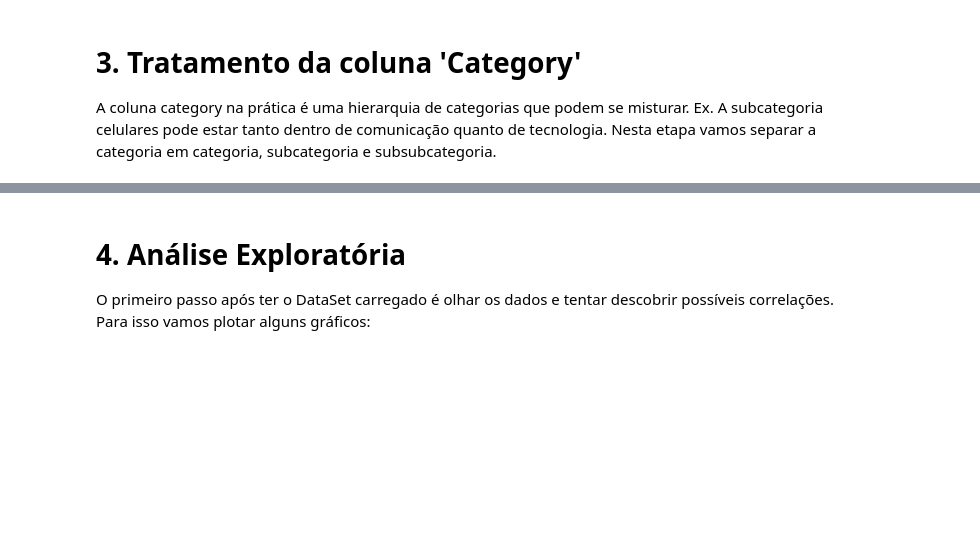
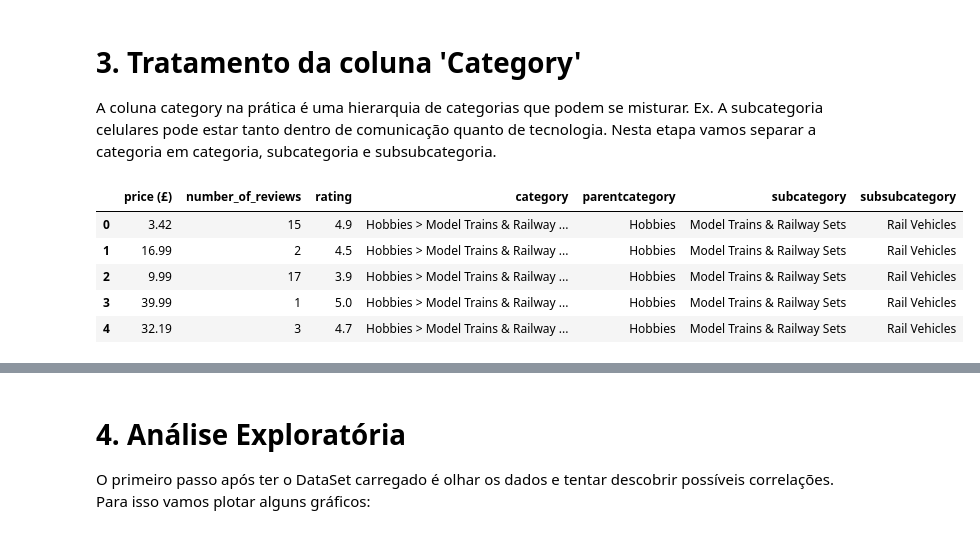
Before and after one commit to betomansur/projeto-2, a Jupyter notebook: Principal.ipynb, the cells around one changed output, grey strips where cells are left out. Saved outputs shown, nothing was run; the diff lists cells and outputs as text; code cells hidden in the pictures; blank space fills up the shorter version.

```diff
--- a/Principal.ipynb
+++ b/Principal.ipynb
@@ -38,7 +43,14 @@ A coluna category na prática é uma hierarquia de categorias que podem se mistu
 # %%
 # dados['parentcategory', 'subcategory', 'subsubcategory'] = dados['category'].str.split(' > ')
 dados['parentcategory'] = dados['category'].map(lambda category: category.split(' > ')[0])
 dados['subcategory'] = dados['category'].map(lambda category: category.split(' > ')[1])
-dados['subsubcategory'] = dados['category'].map(lambda category: category.split(' > ')[2] if 2 < len(category.split(' > ')) else "None")
+dados['subsubcategory'] = dados['category'].map(lambda category: category.split(' > ')[2] if 2 < len(category.split(' > ')) else "Outros")
 
 dados.head()
+# %% [output]
+|  | price (£) | number_of_reviews | rating | category | parentcategory | subcategory | subsubcategory |
+| 0 | 3.42 | 15 | 4.9 | Hobbies > Model Trains & Railway ... | Hobbies | Model Trains & Railway Sets | Rail Vehicles |
+| 1 | 16.99 | 2 | 4.5 | Hobbies > Model Trains & Railway ... | Hobbies | Model Trains & Railway Sets | Rail Vehicles |
+| 2 | 9.99 | 17 | 3.9 | Hobbies > Model Trains & Railway ... | Hobbies | Model Trains & Railway Sets | Rail Vehicles |
+| 3 | 39.99 | 1 | 5.0 | Hobbies > Model Trains & Railway ... | Hobbies | Model Trains & Railway Sets | Rail Vehicles |
+| 4 | 32.19 | 3 | 4.7 | Hobbies > Model Trains & Railway ... | Hobbies | Model Trains & Railway Sets | Rail Vehicles |
```
Also changed, not shown: parts of 18 cells of this notebook.
